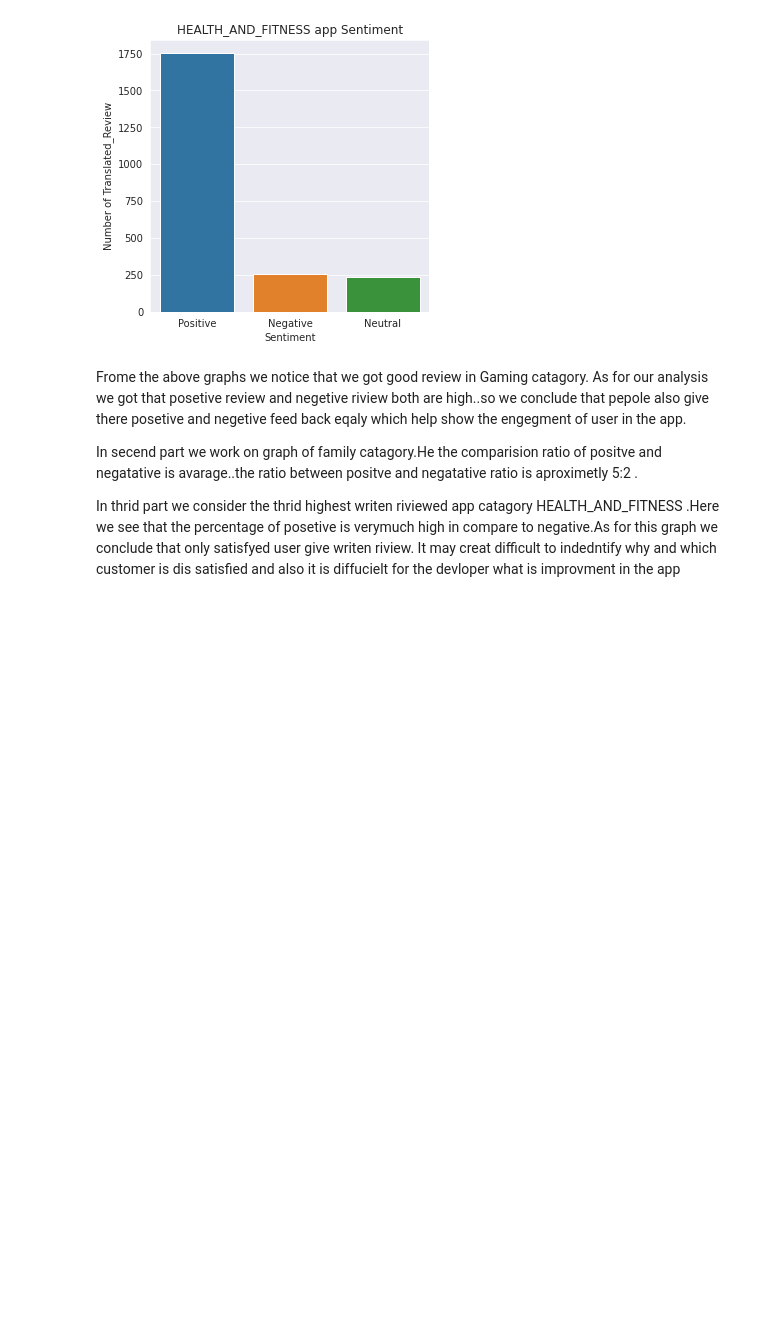
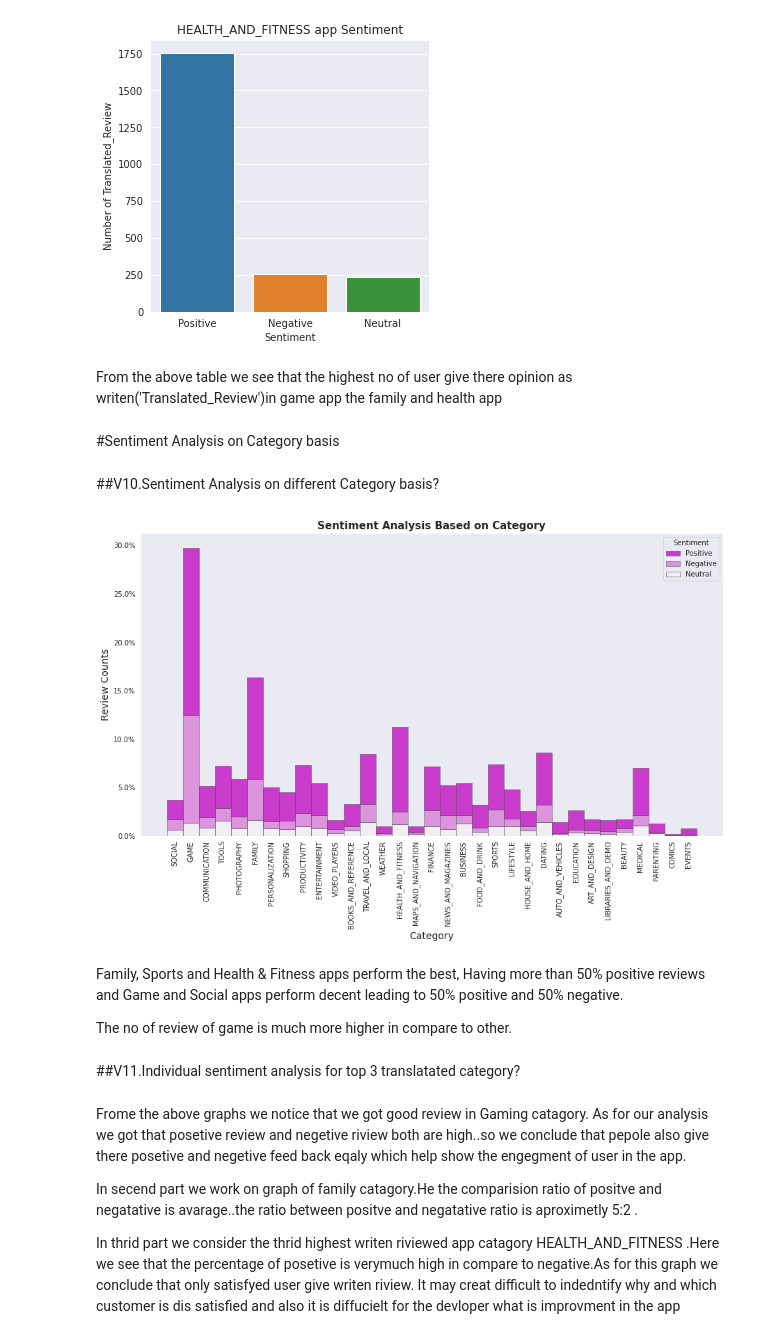
Before and after one commit to brahma102/Play-Store-App-Review-Analysis, a Jupyter notebook: Play_Store_App_Review_Analysis_Capstone_Project.ipynb, the cells around one changed output. Cells and saved outputs as stored; diff of their text form; code cells hidden in the pictures; blank space fills up the shorter version.

```diff
--- a/Play_Store_App_Review_Analysis_Capstone_Project.ipynb
+++ b/Play_Store_App_Review_Analysis_Capstone_Project.ipynb
@@ -788,6 +787,50 @@ Pass the following variable as a keyword arg: x. From version 0.12, the only val
 [figure]
 Pass the following variable as a keyword arg: x. From version 0.12, the only valid positional argument will be `data`, and passing other arguments without an explicit keyword will result in an error o ...
 [figure]
+# %% [markdown]
+From the above table we see that the highest no of user give there opinion as writen('Translated_Review')in game app the family and health app
+# %% [markdown]
+#Sentiment Analysis on Category basis
+# %% [markdown]
+##V10.Sentiment Analysis on different Category basis?
+# %%
+from matplotlib.ticker import PercentFormatter
+
+f = plt.figure(figsize=(15,8))
+ax = f.add_subplot(1,1,1)
+#sns.set_theme(style="ticks")
+
+sns.histplot(
+    data=df4,
+    x="Category", hue="Sentiment",
+    bins=34,
+    ax=ax,
+    stat="count",
+    multiple="stack",
+    palette="light:m_r",
+    edgecolor=".3",
+    linewidth=.5,
+    legend=True
+    )
+
+
+ax.set_title("Sentiment Analysis Based on Category",fontsize=15,fontweight='bold')
+plt.xticks(rotation='vertical')
+ax.set_xlabel("Category",fontsize=14)
+ax.set_ylabel("Review Counts",fontsize=14)
+
+plt.gca().yaxis.set_major_formatter(PercentFormatter(20000))
+sns.set(style="ticks")
+plt.grid()
+plt.show()
+# %% [output]
+[figure, added]
+# %% [markdown]
+Family, Sports and Health & Fitness apps perform the best, Having more than 50% positive reviews and Game and Social apps perform decent leading to 50% positive and 50% negative.
+
+The no of review of game is much more higher in compare to other.
+# %% [markdown]
+##V11.Individual sentiment analysis for top 3 translatated category?
 # %% [markdown]
 Frome the above graphs we notice that we got good review in Gaming catagory. As for our analysis we got that posetive review and negetive riview both are high..so we conclude that pepole also give there posetive and negetive  feed back eqaly which help show the engegment of user in the app.
 
```
Also changed, not shown: parts of 2 cells of this notebook.
